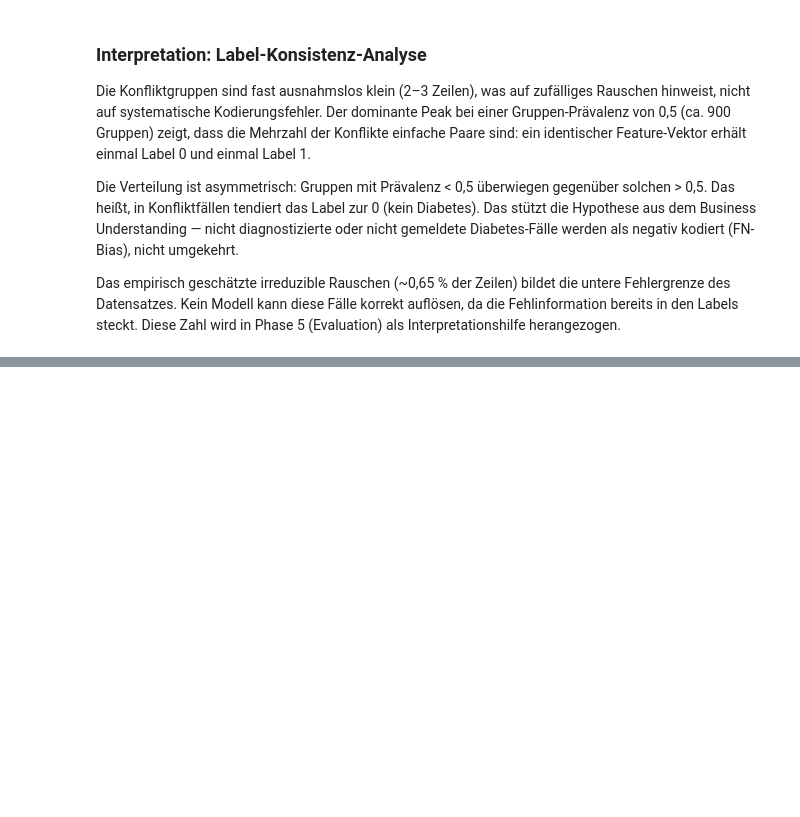
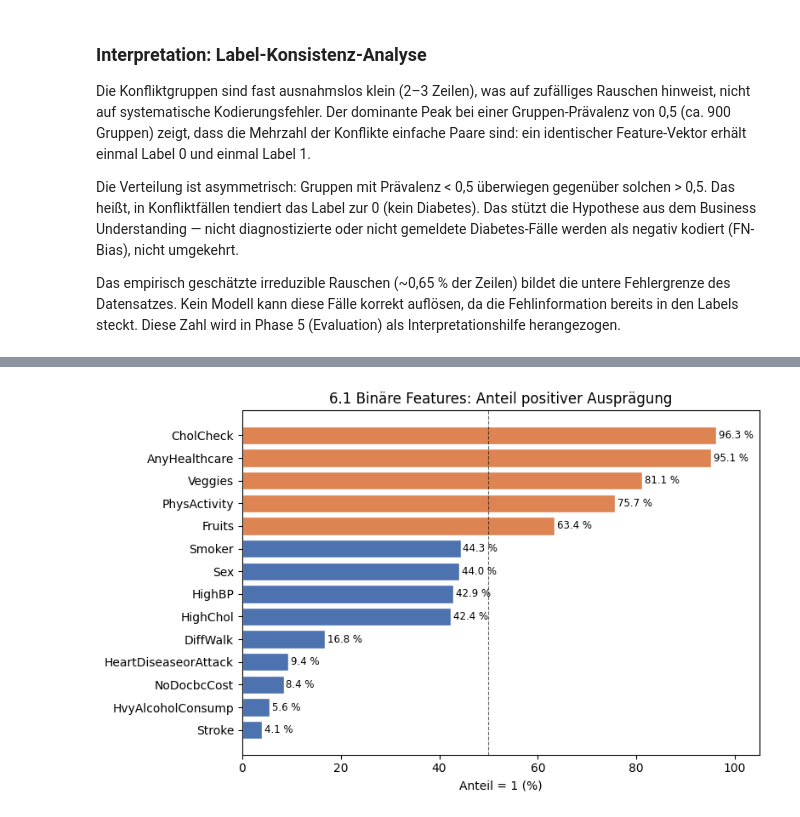
Before and after one commit to Hasher26/Diabetes-Prediction-Hasher, a Jupyter notebook: notebooks/02_data_understanding.ipynb, the cells around one changed output, grey strips where cells are left out. Saved outputs shown, nothing was run; the diff lists cells and outputs as text; code cells hidden in the pictures; blank space fills up the shorter version.

```diff
--- a/notebooks/02_data_understanding.ipynb
+++ b/notebooks/02_data_understanding.ipynb
@@ -310,0 +317,26 @@ als Interpretationshilfe herangezogen.
+# %%
+# Feature-Gruppen einmalig definieren — werden in Abschnitten 6 und 7 wiederverwendet
+BINARY_COLS  = ["HighBP", "HighChol", "CholCheck", "Smoker", "Stroke",
+                "HeartDiseaseorAttack", "PhysActivity", "Fruits", "Veggies",
+                "HvyAlcoholConsump", "AnyHealthcare", "NoDocbcCost", "DiffWalk", "Sex"]
+ORDINAL_COLS = ["GenHlth", "Age", "Education", "Income"]
+COUNT_COLS   = ["MentHlth", "PhysHlth"]
+NUMERIC_COLS = ["BMI"]
+
+# Anteil positiver Ausprägung (= 1) pro binärem Feature
+prev_bin = df[BINARY_COLS].mean().sort_values()
+
+fig, ax = plt.subplots(figsize=(8, 5))
+colors = ["#4C72B0" if v < 0.5 else "#DD8452" for v in prev_bin.values]
+bars = ax.barh(prev_bin.index, prev_bin.values * 100, color=colors, edgecolor="white")
+ax.axvline(50, color="black", linestyle="--", linewidth=0.8, alpha=0.6)
+for bar, val in zip(bars, prev_bin.values):
+    ax.text(bar.get_width() + 0.5, bar.get_y() + bar.get_height() / 2,
+            f"{val*100:.1f} %", va="center", fontsize=8.5)
+ax.set_xlabel("Anteil = 1 (%)")
+ax.set_xlim(0, 105)
+ax.set_title("6.1 Binäre Features: Anteil positiver Ausprägung", fontsize=12)
+plt.tight_layout()
+plt.show()
+# %% [output]
+[figure, added]
```
Also changed, not shown: parts of 32 cells of this notebook.
